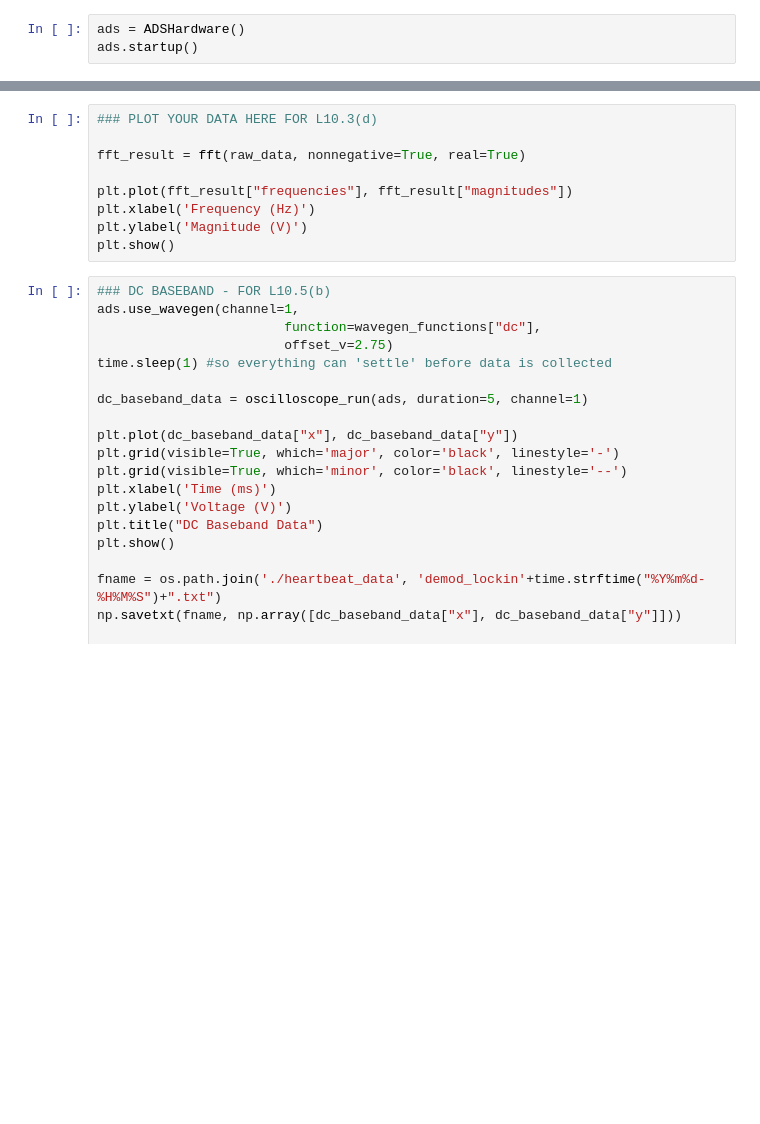
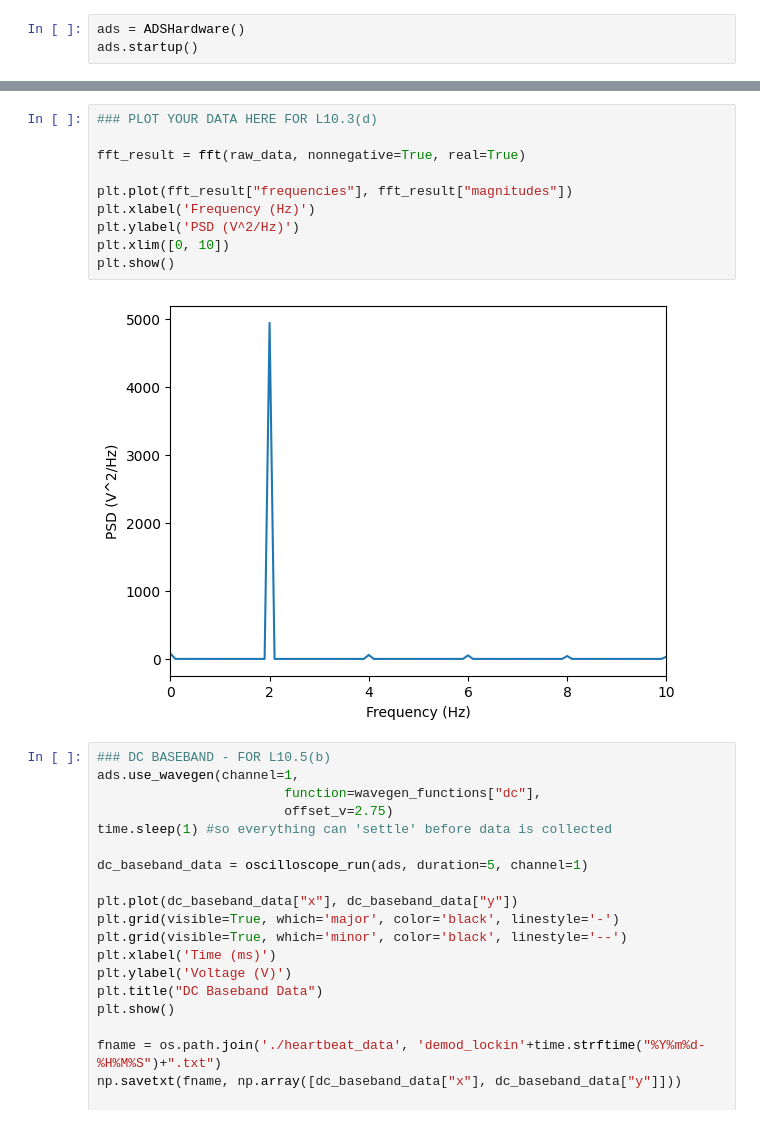
Before and after one commit to LukasPeterson/111a_lab10, a Jupyter notebook: lab_10_template_notebook.ipynb, the cells around one changed output, grey strips where cells are left out. Cells and saved outputs as stored; diff of their text form; blank space fills up the shorter version.

```diff
--- a/lab_10_template_notebook.ipynb
+++ b/lab_10_template_notebook.ipynb
@@ -335,12 +335,15 @@ plt.show()
 # %%
 ### PLOT YOUR DATA HERE FOR L10.3(d)
 
 fft_result = fft(raw_data, nonnegative=True, real=True)
 
 plt.plot(fft_result["frequencies"], fft_result["magnitudes"])
 plt.xlabel('Frequency (Hz)')
-plt.ylabel('Magnitude (V)')
+plt.ylabel('PSD (V^2/Hz)')
+plt.xlim([0, 10])
 plt.show()
+# %% [output]
+[figure, added]
 # %%
 ### DC BASEBAND - FOR L10.5(b)
 ads.use_wavegen(channel=1,
```
Also changed, not shown: parts of 3 cells of this notebook.
